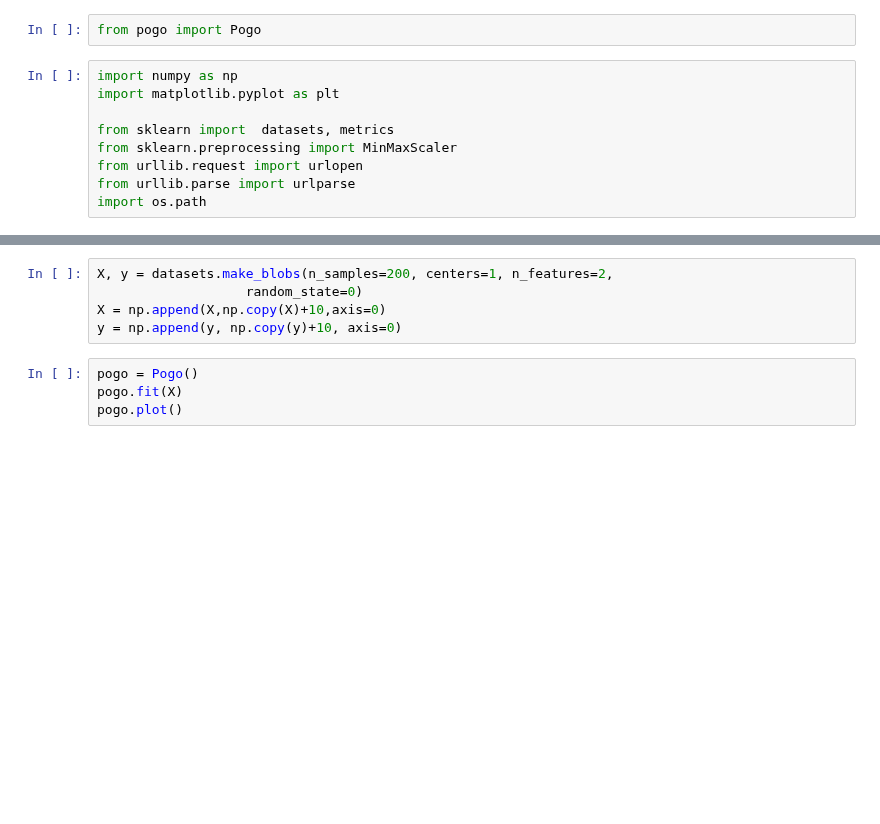
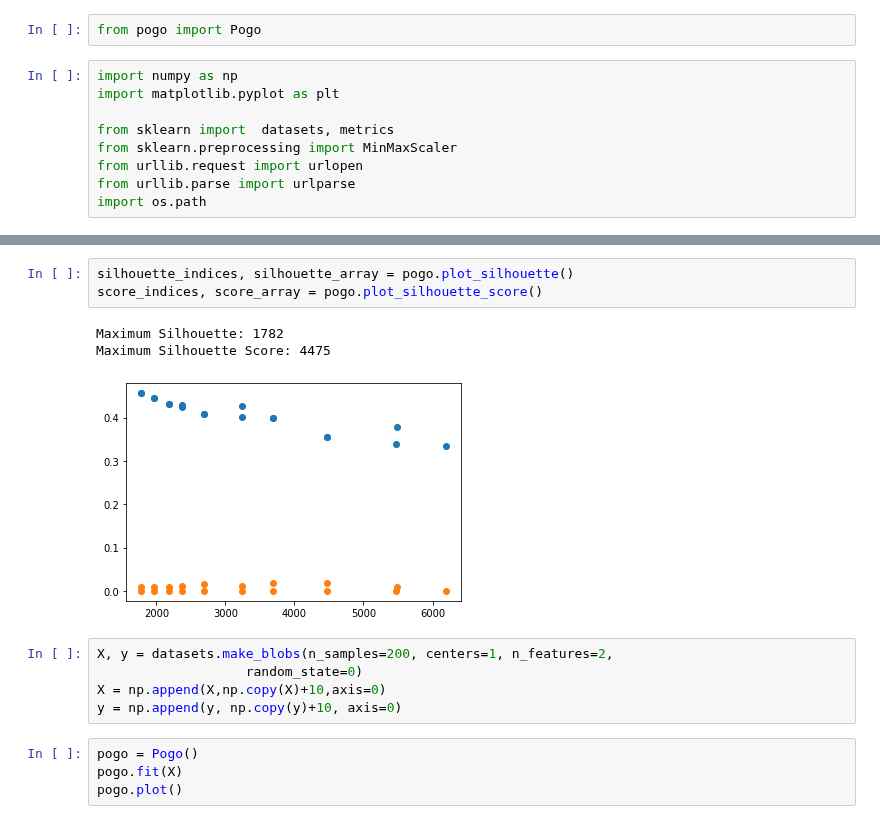
Before and after one commit to gabrielkassjohnson/parameter-free-topological-clustering, a Jupyter notebook: pogo-test-sets.ipynb, the cells around one changed output, grey strips where cells are left out. Drawn from its saved outputs; the diff is of its cells as text; blank space fills up the shorter version.

```diff
--- a/pogo-test-sets.ipynb
+++ b/pogo-test-sets.ipynb
@@ -12,3 +29,10 @@ import os.path
+# %%
+silhouette_indices, silhouette_array = pogo.plot_silhouette()
+score_indices, score_array = pogo.plot_silhouette_score()
+# %% [output]
+Maximum Silhouette: 1782
+Maximum Silhouette Score: 4475
+[figure, added]
 # %%
 X, y = datasets.make_blobs(n_samples=200, centers=1, n_features=2,
                    random_state=0)
```
Also changed, not shown: parts of 103 cells of this notebook, 1 other file.
